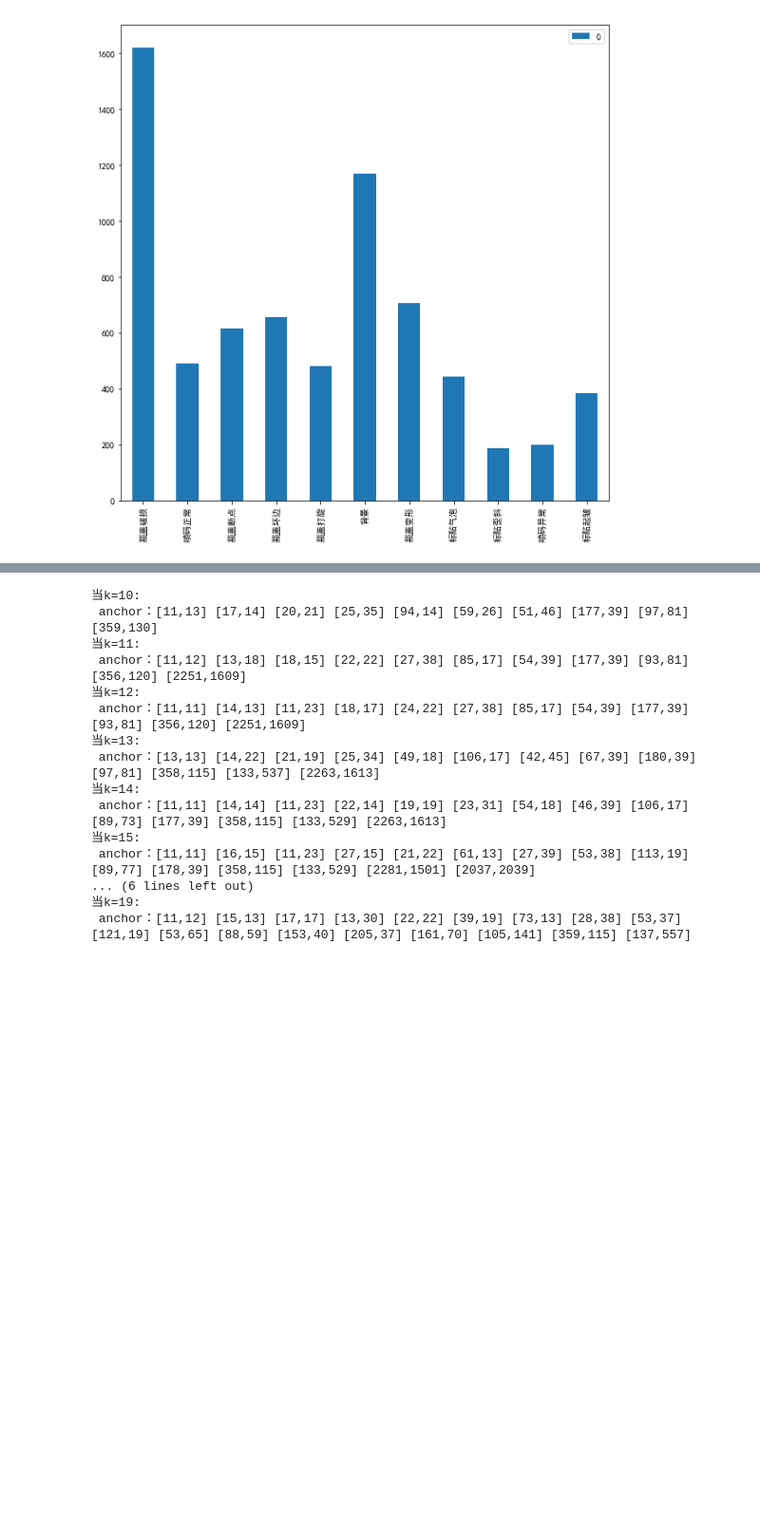
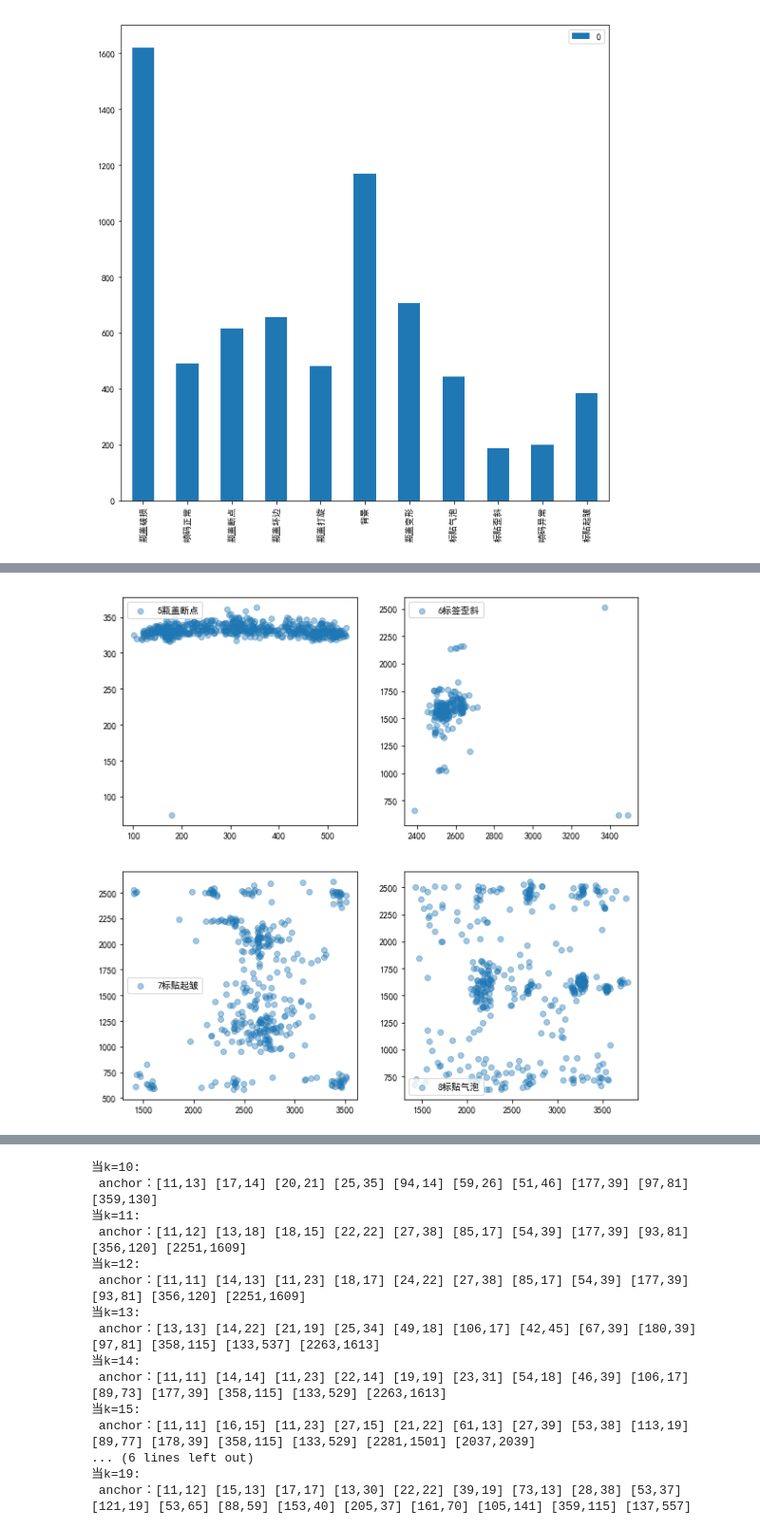
Before and after one commit to xiaochengJF/DeepLearning, a Jupyter notebook: Anchor_Kmeans.ipynb, the cells around one changed output, grey strips where cells are left out. Shown at 95% size. Saved outputs shown, nothing was run; the diff lists cells and outputs as text; code cells hidden in the pictures; blank space fills up the shorter version.

```diff
--- a/Anchor_Kmeans.ipynb
+++ b/Anchor_Kmeans.ipynb
@@ -163,0 +237,16 @@ plt.show()
+# %%
+plt.subplot(221)
+plt.scatter(b_x5, b_y5, alpha=0.4, label='5瓶盖断点')
+plt.legend()
+plt.subplot(222)
+plt.scatter(b_x6, b_y6, alpha=0.4, label='6标签歪斜')
+plt.legend()
+plt.subplot(223)
+plt.scatter(b_x7, b_y7, alpha=0.4, label='7标贴起皱')
+plt.legend()
+plt.subplot(224)
+plt.scatter(b_x8, b_y8, alpha=0.4, label='8标贴气泡')
+plt.legend()
+plt.show()
+# %% [output]
+[figure, added]
```
Also changed, not shown: parts of 5 cells of this notebook.
